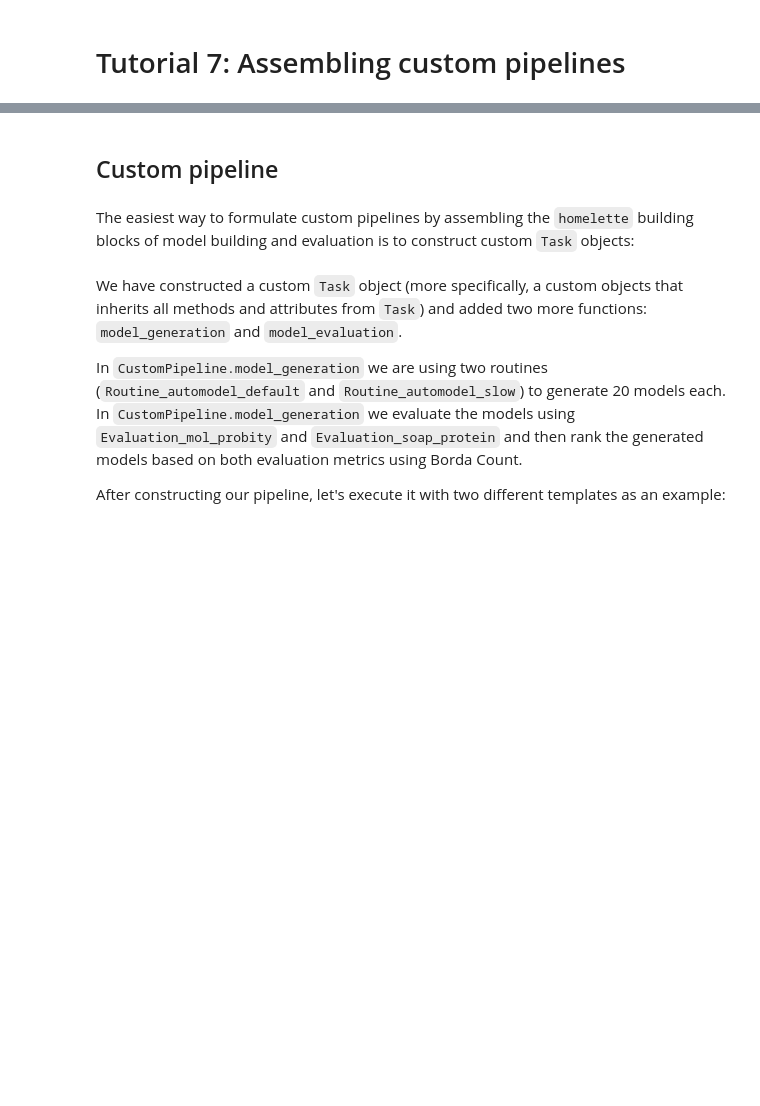
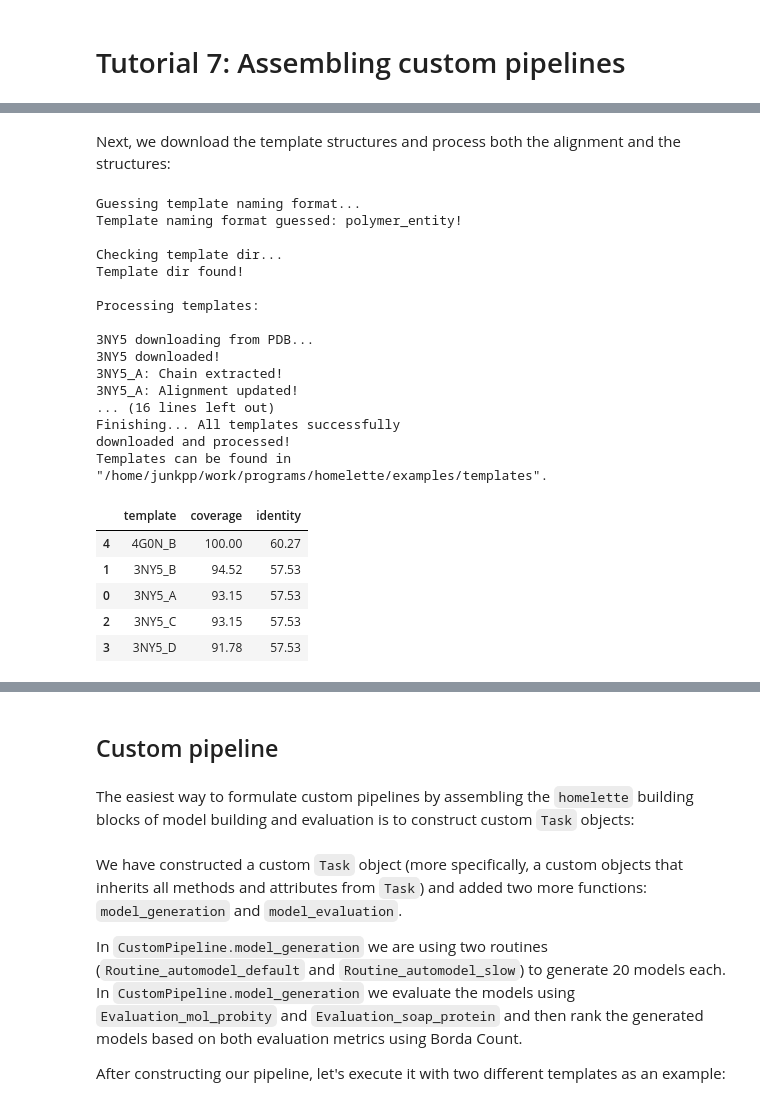
Before and after one commit to PhilippJunk/homelette, a Jupyter notebook: examples/Tutorial7_AssemblingPipelines.ipynb, the cells around one changed output, grey strips where cells are left out. Saved outputs shown, nothing was run; the diff lists cells and outputs as text; code cells hidden in the pictures; blank space fills up the shorter version.

```diff
--- a/examples/Tutorial7_AssemblingPipelines.ipynb
+++ b/examples/Tutorial7_AssemblingPipelines.ipynb
@@ -56,0 +70,30 @@ aln.get_sequence('4G0N').annotate(seq_type = 'structure',
+# %% [markdown]
+Next, we download the template structures and process both the alignment and the structures:
+# %%
+# download structures, process alignment and structures
+gen.get_pdbs()
+gen.show_suggestion()
+# %% [output]
+Guessing template naming format...
+Template naming format guessed: polymer_entity!
+
+Checking template dir...
+Template dir found!
+
+Processing templates:
+
+3NY5 downloading from PDB...
+3NY5 downloaded!
+3NY5_A: Chain extracted!
+3NY5_A: Alignment updated!
+... (16 lines left out)
+Finishing... All templates successfully
+downloaded and processed!
+Templates can be found in
+"/home/junkpp/work/programs/homelette/examples/templates".
+|  | template | coverage | identity |
+| 4 | 4G0N_B | 100.00 | 60.27 |
+| 1 | 3NY5_B | 94.52 | 57.53 |
+| 0 | 3NY5_A | 93.15 | 57.53 |
+| 2 | 3NY5_C | 93.15 | 57.53 |
+| 3 | 3NY5_D | 91.78 | 57.53 |
```
Also changed, not shown: parts of 18 cells of this notebook, 1 other file.
